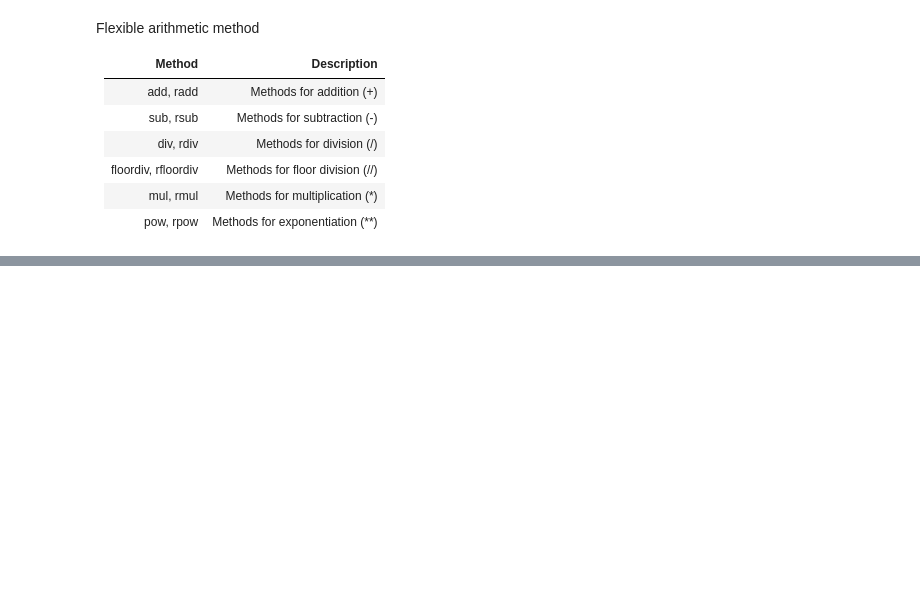
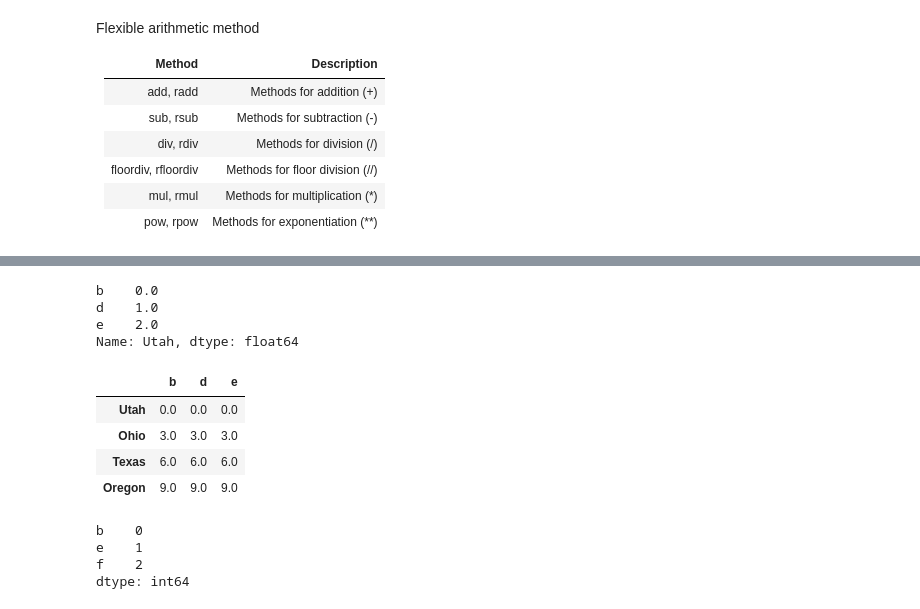
Before and after one commit to Otifredrick/Data-Science-Training-, a Jupyter notebook: pandas_training/Understanding pandas data structures.ipynb, the cells around one changed output, grey strips where cells are left out. Cells and saved outputs as stored; diff of their text form; code cells hidden in the pictures; blank space fills up the shorter version.

```diff
--- a/pandas_training/Understanding pandas data structures.ipynb
+++ b/pandas_training/Understanding pandas data structures.ipynb
@@ -632,0 +663,26 @@ Flexible arithmetic method
+# %%
+series =frame.iloc[0]
+series
+# %% [output]
+b    0.0
+d    1.0
+e    2.0
+Name: Utah, dtype: float64
+# %%
+frame-series
+# %% [output]
+|  | b | d | e |
+| Utah | 0.0 | 0.0 | 0.0 |
+| Ohio | 3.0 | 3.0 | 3.0 |
+| Texas | 6.0 | 6.0 | 6.0 |
+| Oregon | 9.0 | 9.0 | 9.0 |
+# %%
+#If an index value is not found in either the DataFrame’s columns or the Series’s index,
+#the objects will be reindexed to form the union
+series2 = pd.Series(range(3), index=['b', 'e', 'f'])
+series2
+# %% [output]
+b    0
+e    1
+f    2
+dtype: int64
```
Also changed, not shown: parts of 13 cells of this notebook, 4 other files.
